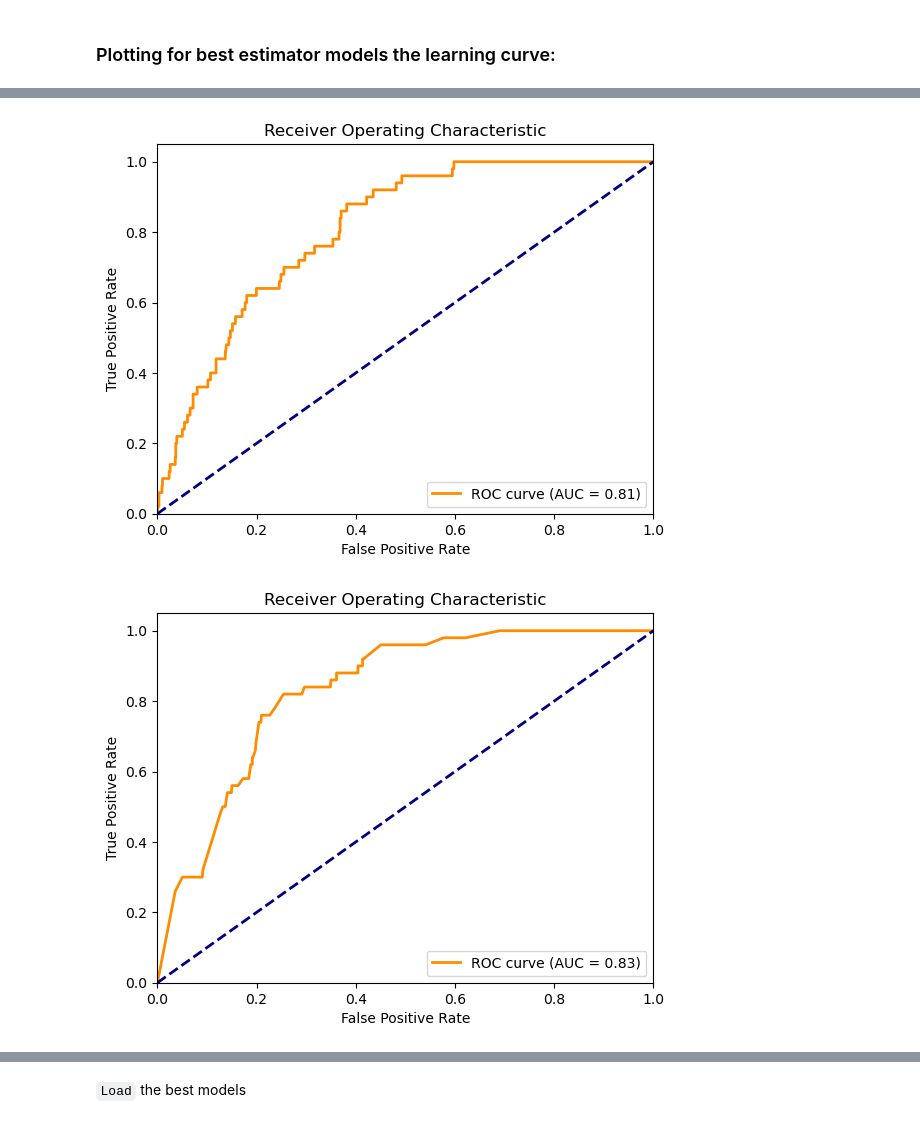
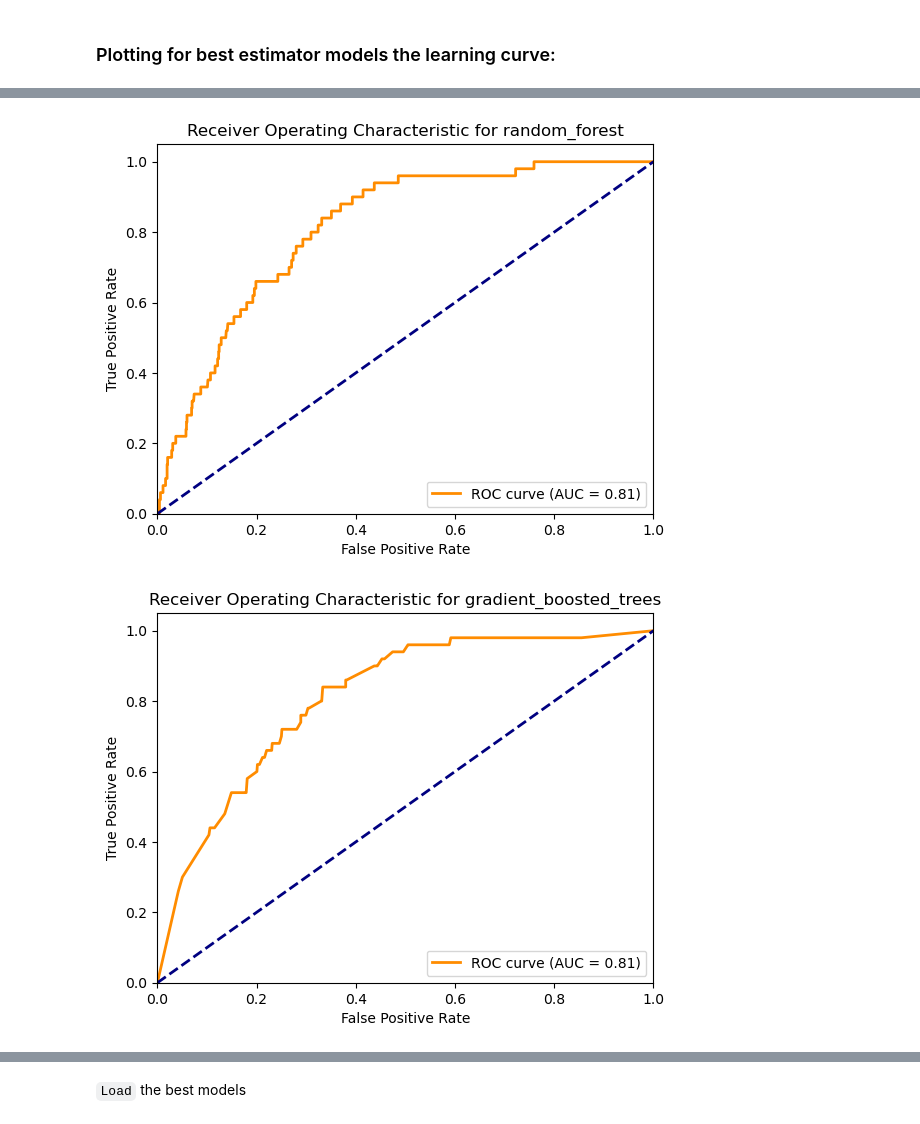
Before and after one commit to waleedtarazi/stroke, a Jupyter notebook: strok.ipynb, the cells around one changed output, grey strips where cells are left out. Saved outputs shown, nothing was run; the diff lists cells and outputs as text; code cells hidden in the pictures.

```diff
--- a/strok.ipynb
+++ b/strok.ipynb
@@ -62,5 +70,5 @@ import mlflow
 # %%
-raw_data = pd.read_csv('healthcare-dataset-stroke-data.csv')
+raw_data = pd.read_csv('data/healthcare-dataset-stroke-data.csv')
 # %%
 raw_data.shape
 # %% [output]
@@ -318,7 +328,7 @@ preprocessing_step_v0 = preprocessor
 for model_name, model_params in models.items():
     with mlflow.start_run(run_name=model_name,
                           description="this is the expermint with  outliers",
-                          experiment_id= with_outliers_id) as run:
+                          experiment_id= experiment_id) as run:
         mlflow.log_param("model", model_name)
         mlflow.log_param("preprocessing", "preprocessing_step_v0")
 
@@ -382,7 +392,7 @@ for model_name, model_params in models.items():
         # Log the best hyperparameters
         mlflow.log_params(grid_search.best_params_)
 
-    joblib.dump(grid_search.best_estimator_, f'best_estimator_{model_name}.pkl')
+    joblib.dump(grid_search.best_estimator_, f'models/best_estimator_{model_name}.pkl')
 # %% [markdown]
 get the top models
 # %%
@@ -407,19 +417,23 @@ all the data columns(metricses)
 models_joblib= [
   {
     'label': 'decision_tree',
-    'name': 'best_estimator_decision_tree.pkl'
+    'name': 'models/best_estimator_decision_tree.pkl'
   },
   {
     'label': 'logistic_regression',
-    'name': 'best_estimator_logistic_regression.pkl'
+    'name': 'models/best_estimator_logistic_regression.pkl'
   },
   {
     'label': 'random_forest',
-    'name': 'best_estimator_random_forest.pkl'
+    'name': 'models/best_estimator_random_forest.pkl'
   },
   {
     'label': 'gradient_boosted_trees',
-    'name': 'best_estimator_gradient_boosted_trees.pkl'
+    'name': 'models/best_estimator_gradient_boosted_trees.pkl'
+  },
+  {
+    'label': 'k_nearest_neighbors',
+    'name': 'models/best_estimator_k_nearest_neighbors.pkl'
   }
 ]
 # %%
@@ -466,8 +480,8 @@ for m in models_joblib:
     plt.ylim([0.0, 1.05])
     plt.xlabel('False Positive Rate')
     plt.ylabel('True Positive Rate')
-    plt.title('Receiver Operating Characteristic')
+    plt.title('Receiver Operating Characteristic for '+m['label'])
     plt.legend(loc="lower right")
-    plt.savefig( m['label']+'_ROC.png')
+    plt.savefig('figuers/'+m['label']+'_ROC.png')
     plt.show()
 # %% [output]
@@ -476,2 +490,2 @@ for m in models_joblib:
-[figure, old version]
+[figure, new version]
-[figure, old version]
+[figure, new version]
```
Also changed, not shown: parts of 21 cells of this notebook, 24 other files.
